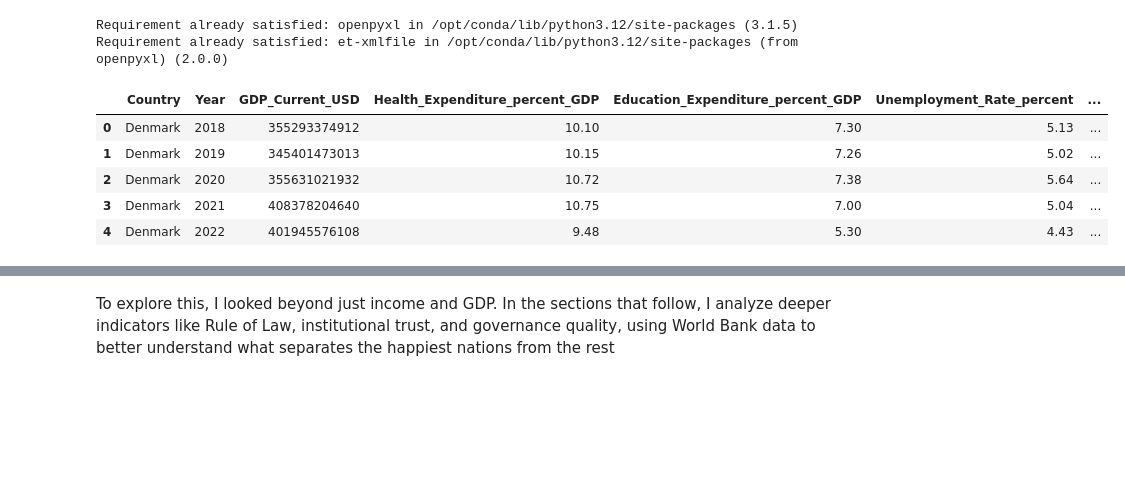
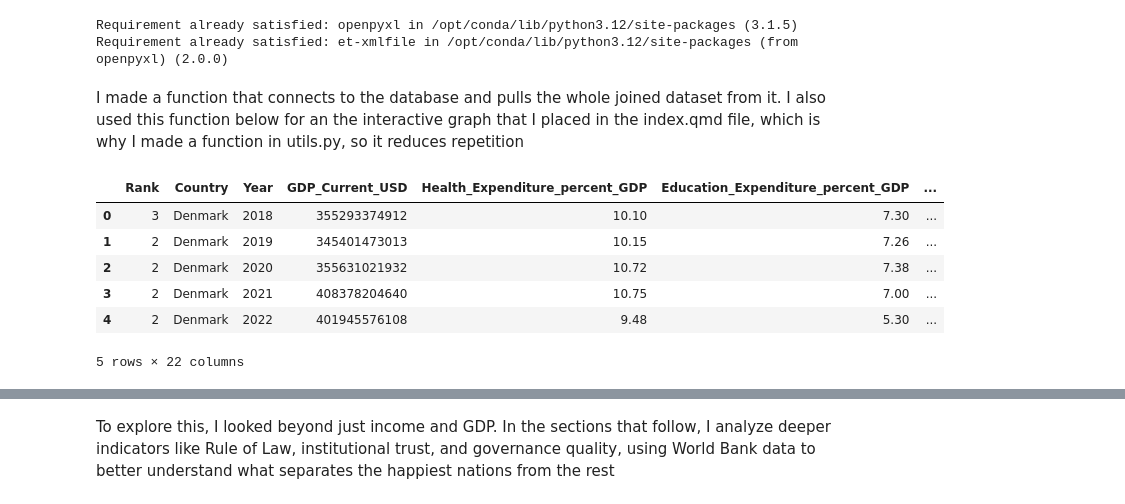
Before and after one commit to LSE-ME204/me204-2025-project-jayden, a Jupyter notebook: notebooks/NB03-analysis.ipynb, the cells around one changed output, grey strips where cells are left out. Cells and saved outputs as stored; diff of their text form; code cells hidden in the pictures; blank space fills up the shorter version.

```diff
--- a/notebooks/NB03-analysis.ipynb
+++ b/notebooks/NB03-analysis.ipynb
@@ -19,23 +30,20 @@ import seaborn as sns
 # %% [output]
 Requirement already satisfied: openpyxl in /opt/conda/lib/python3.12/site-packages (3.1.5)
 Requirement already satisfied: et-xmlfile in /opt/conda/lib/python3.12/site-packages (from openpyxl) (2.0.0)
+# %% [markdown]
+I made a function that connects to the database and pulls the whole joined dataset from it.
+I also used this function below for an the interactive graph that I placed in the index.qmd file, which is why I made a function in utils.py, so it reduces repetition
 # %%
-# Path to my database file
-db_path = '/files/me204-2025-project-jayden/data/database.db'
-
-# Connected to the SQLite database using sqlite3
-conn = sqlite3.connect(db_path)
-
-# This is the SQL query to select everything (*) from the table
-query = "SELECT * FROM world_bank_data"
-# Read the entire table into a pandas DataFrame
-df = pd.read_sql_query(query, conn)
-
+# Imported and used my function that connects to the database and pulls the whole joined dataset from iter
+# I used this in analysis, so it reduces repetition
+db_path = "/files/me204-2025-project-jayden/data/database.db"
+df = load_joined_world_bank_happiness(db_path)
 df.head()
 # %% [output]
-|  | Country | Year | GDP_Current_USD | Health_Expenditure_percent_GDP | Education_Expenditure_percent_GDP | Unemployment_Rate_percent | ... |
-| 0 | Denmark | 2018 | 355293374912 | 10.10 | 7.30 | 5.13 | ... |
-| 1 | Denmark | 2019 | 345401473013 | 10.15 | 7.26 | 5.02 | ... |
-| 2 | Denmark | 2020 | 355631021932 | 10.72 | 7.38 | 5.64 | ... |
-| 3 | Denmark | 2021 | 408378204640 | 10.75 | 7.00 | 5.04 | ... |
-| 4 | Denmark | 2022 | 401945576108 | 9.48 | 5.30 | 4.43 | ... |
+|  | Rank | Country | Year | GDP_Current_USD | Health_Expenditure_percent_GDP | Education_Expenditure_percent_GDP | ... |
+| 0 | 3 | Denmark | 2018 | 355293374912 | 10.10 | 7.30 | ... |
+| 1 | 2 | Denmark | 2019 | 345401473013 | 10.15 | 7.26 | ... |
+| 2 | 2 | Denmark | 2020 | 355631021932 | 10.72 | 7.38 | ... |
+| 3 | 2 | Denmark | 2021 | 408378204640 | 10.75 | 7.00 | ... |
+| 4 | 2 | Denmark | 2022 | 401945576108 | 9.48 | 5.30 | ... |
+5 rows × 22 columns
```
Also changed, not shown: parts of 22 cells of this notebook, 16 other files.
